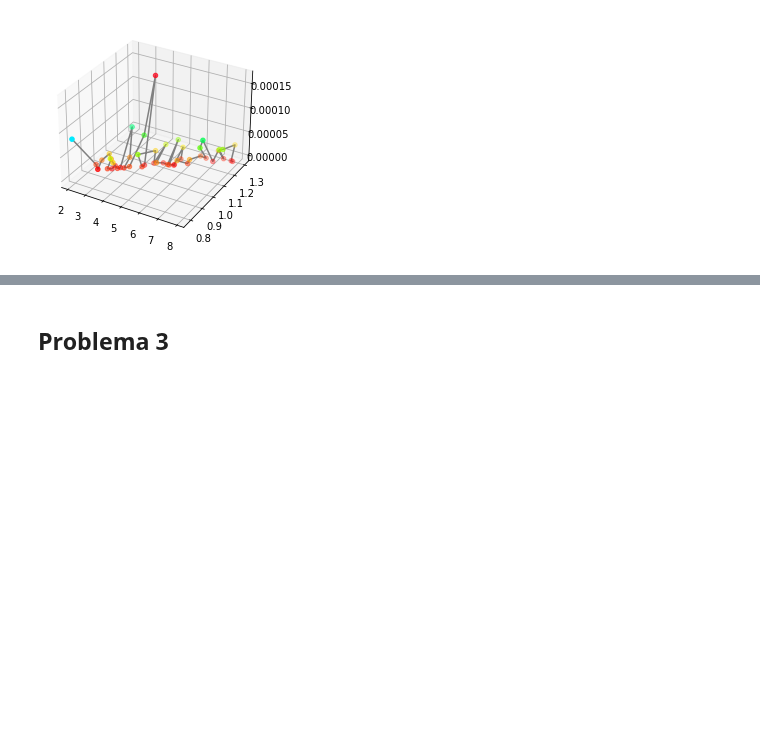
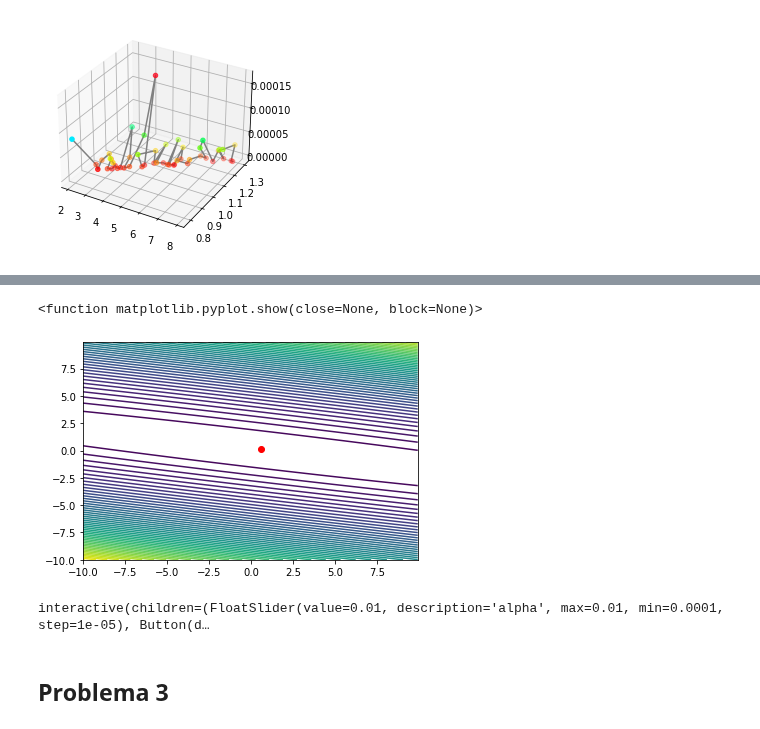
Before and after one commit to Skalas/Matematicas-Computacionales-fall2021, a Jupyter notebook: alumnos/Buebito/Tarea 1/Tarea1_RodrigoUribe_CopiaDeLaOriginal.ipynb, the cells around one changed output, grey strips where cells are left out. Saved outputs shown, nothing was run; the diff lists cells and outputs as text; code cells hidden in the pictures; blank space fills up the shorter version.

```diff
--- a/alumnos/Buebito/Tarea 1/Tarea1_RodrigoUribe_CopiaDeLaOriginal.ipynb
+++ b/alumnos/Buebito/Tarea 1/Tarea1_RodrigoUribe_CopiaDeLaOriginal.ipynb
@@ -233,0 +271,7 @@ plt.show()
+# %%
+plt.contour(B0,B1,C,50)
+plt.plot(r.beta[0],r.beta[1],'ro')
+plt.show
+# %% [output]
+<function matplotlib.pyplot.show(close=None, block=None)>
+[figure, added]
@@ -234,3 +285,7 @@ plt.show()
+# %%
+interact_manual(step_size, alpha=FloatSlider(value=0.01,min=0.0001,max=0.01,step=0.00001));
+# %% [output]
+interactive(children=(FloatSlider(value=0.01, description='alpha', max=0.01, min=0.0001, step=1e-05), Button(d…
 # %% [markdown]
 ## Problema 3
 # %% [markdown]
```
Also changed, not shown: parts of 12 cells of this notebook.
